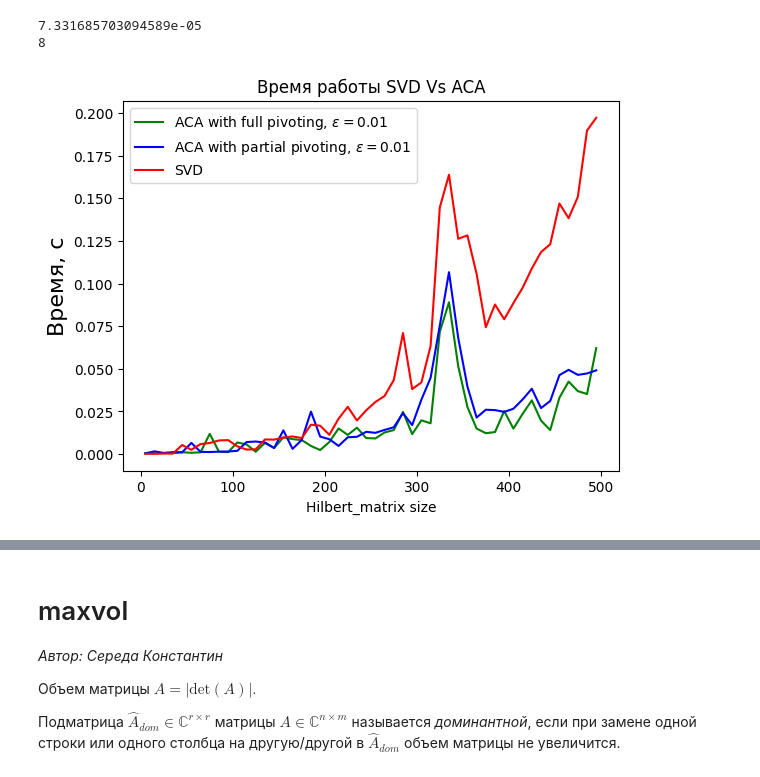
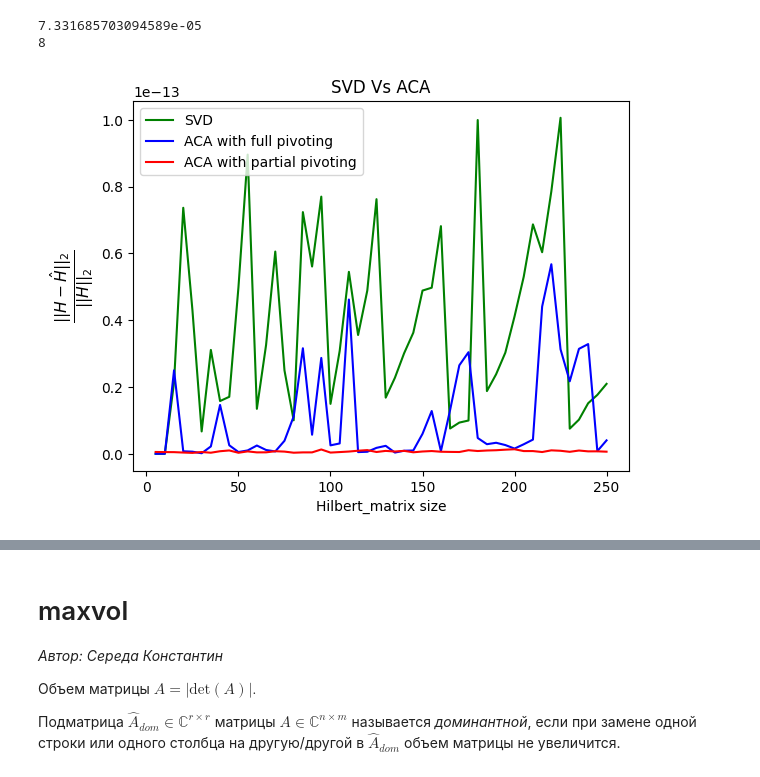
Before and after one commit to ol3gka/AI_Masters_NLA_projects_Matrix_Masters, a Jupyter notebook: Maxvol_code.ipynb, the cells around one changed output, grey strips where cells are left out. Cells and saved outputs as stored; diff of their text form; code cells hidden in the pictures.

```diff
--- a/Maxvol_code.ipynb
+++ b/Maxvol_code.ipynb
@@ -224,11 +210,11 @@ for i in range (0,n):
 # %%
-plt.title("Время работы SVD Vs ACA")
+plt.title("SVD Vs ACA")
 plt.xlabel("Hilbert_matrix size")
-plt.ylabel("Время, с", fontsize=16)
-plt.plot(x, aca_f_time, color ="green")
-plt.plot(x, aca_p_time, color ="blue")
-plt.plot(x, svd_time, color ="red")
-plt.legend(['ACA with full pivoting, $\epsilon=0.01$','ACA with partial pivoting, $\epsilon=0.01$', 'SVD'])
+plt.ylabel(r"$\frac{||H-\hat{H}||_2}{||H||_2}$", fontsize=16)
+plt.plot(x, aca_f, color ="green")
+plt.plot(x, aca_p, color ="blue")
+plt.plot(x, svd, color ="red")
+plt.legend(['SVD','ACA with full pivoting', 'ACA with partial pivoting'])
 plt.show()
 # %% [output]
-[figure, old version]
+[figure, new version]
```
Also changed, not shown: parts of 8 cells of this notebook.
